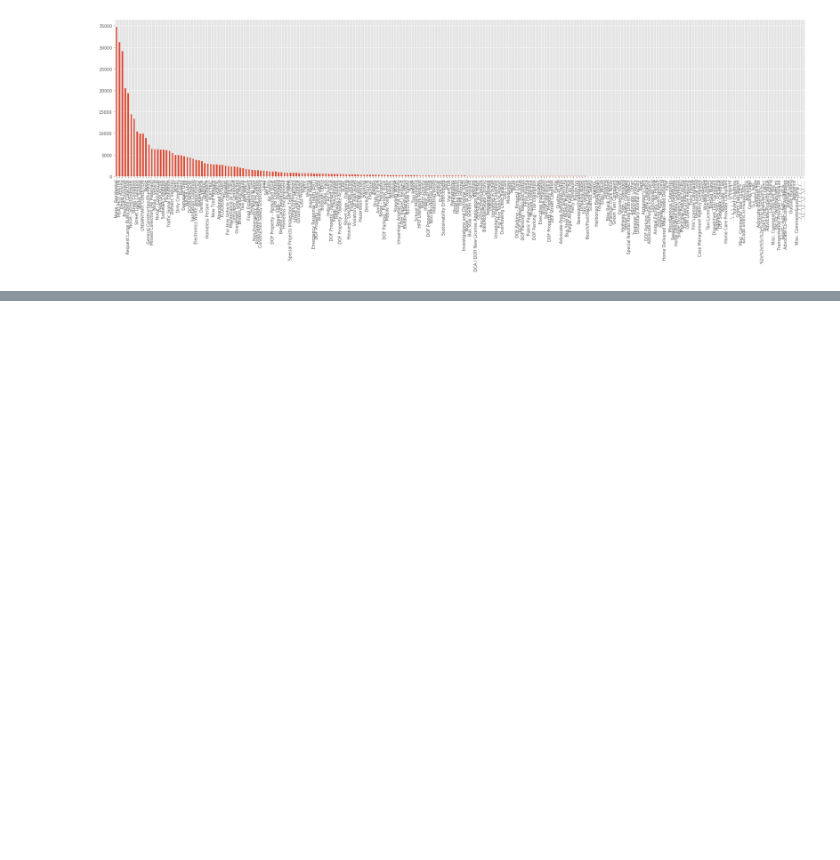
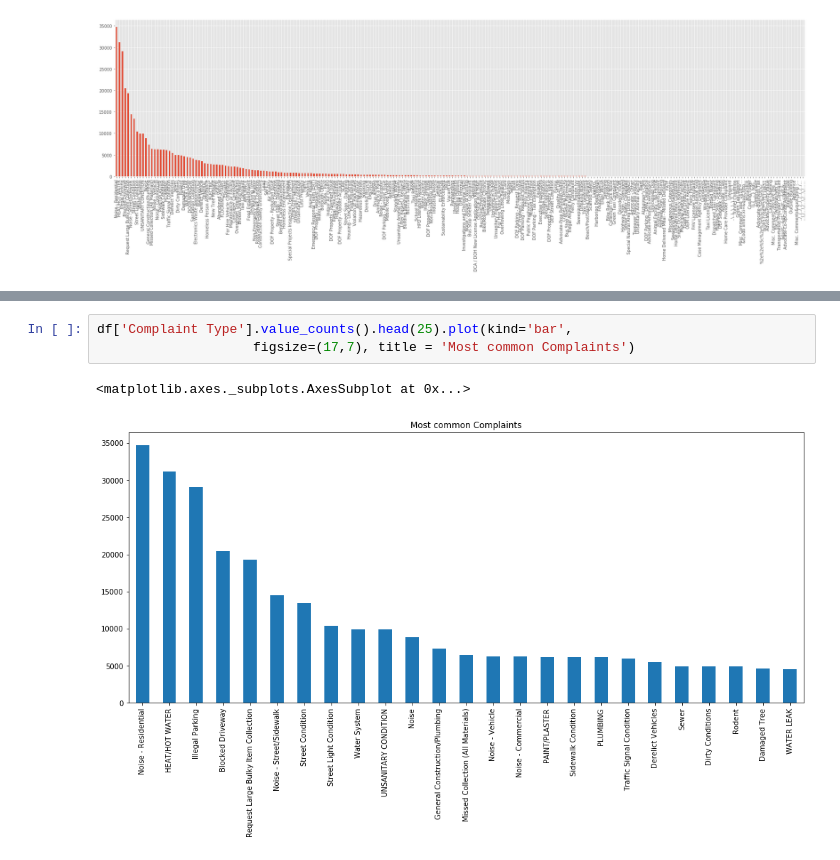
Before and after one commit to Fairfield-University-BA505/final-project-fa2019-international-dt, a Jupyter notebook: Faris.ipynb, the cells around one changed output, grey strips where cells are left out. Cells and saved outputs as stored; diff of their text form; blank space fills up the shorter version.

```diff
--- a/Faris.ipynb
+++ b/Faris.ipynb
@@ -139,0 +163,6 @@ plt.scatter(bill_vs_size, bill_vs_size.index)
+# %%
+df['Complaint Type'].value_counts().head(25).plot(kind='bar',
+                    figsize=(17,7), title = 'Most common Complaints')
+# %% [output]
+<matplotlib.axes._subplots.AxesSubplot at 0x...>
+[figure, added]
```
Also changed, not shown: parts of 22 cells of this notebook.
